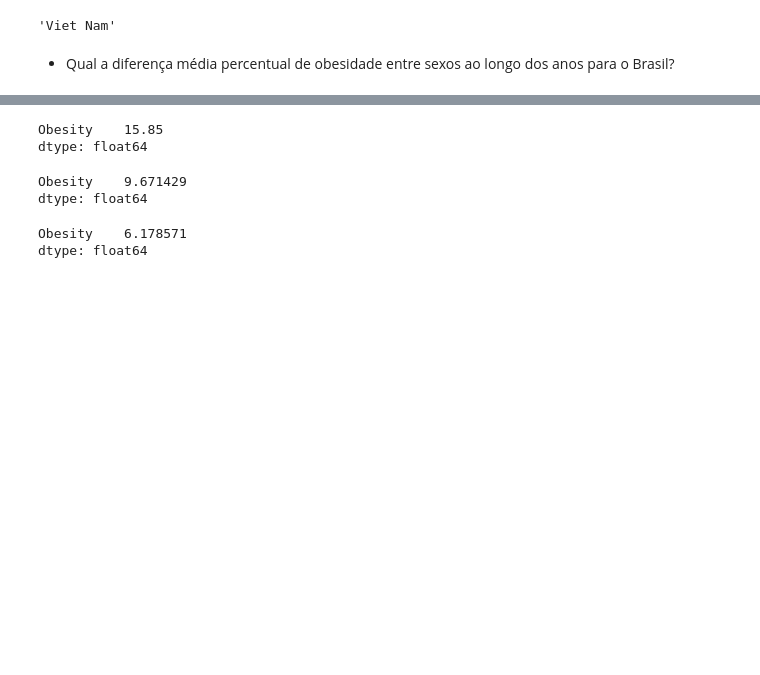
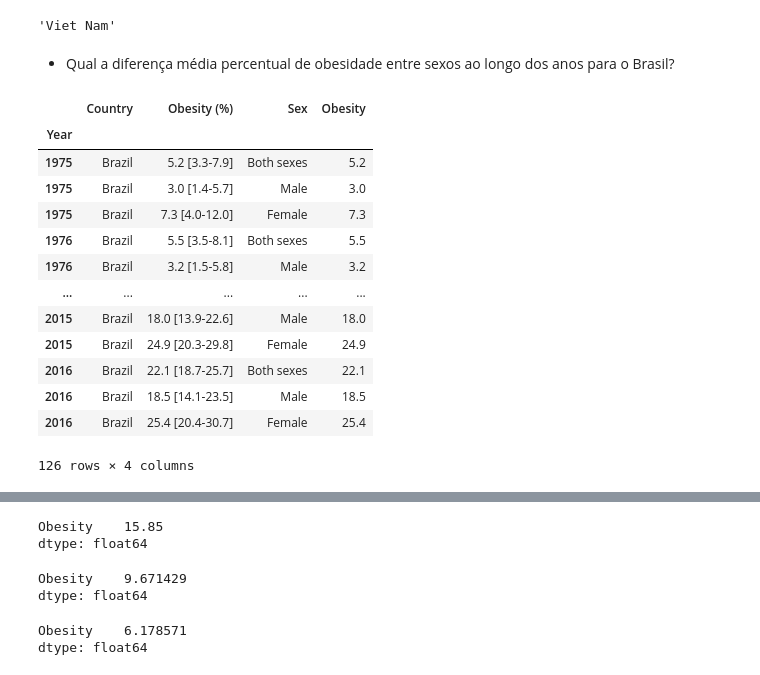
Before and after one commit to thiago-p-anjos/Estudando_Pandas, a Jupyter notebook: Projeto - Análise de dados.ipynb, the cells around one changed output, grey strips where cells are left out. Saved outputs shown, nothing was run; the diff lists cells and outputs as text; code cells hidden in the pictures; blank space fills up the shorter version.

```diff
--- a/Projeto - Análise de dados.ipynb
+++ b/Projeto - Análise de dados.ipynb
@@ -186,0 +271,17 @@ df_obesity.loc[id_pais_menor_obesidade]['Country']
+# %%
+df_brazil
+# %% [output]
+|  | Country | Obesity (%) | Sex | Obesity |
+| Year |  |  |  |  |
+| 1975 | Brazil | 5.2 [3.3-7.9] | Both sexes | 5.2 |
+| 1975 | Brazil | 3.0 [1.4-5.7] | Male | 3.0 |
+| 1975 | Brazil | 7.3 [4.0-12.0] | Female | 7.3 |
+| 1976 | Brazil | 5.5 [3.5-8.1] | Both sexes | 5.5 |
+| 1976 | Brazil | 3.2 [1.5-5.8] | Male | 3.2 |
+| ... | ... | ... | ... | ... |
+| 2015 | Brazil | 18.0 [13.9-22.6] | Male | 18.0 |
+| 2015 | Brazil | 24.9 [20.3-29.8] | Female | 24.9 |
+| 2016 | Brazil | 22.1 [18.7-25.7] | Both sexes | 22.1 |
+| 2016 | Brazil | 18.5 [14.1-23.5] | Male | 18.5 |
+| 2016 | Brazil | 25.4 [20.4-30.7] | Female | 25.4 |
+126 rows × 4 columns
```
Also changed, not shown: parts of 29 cells of this notebook.
